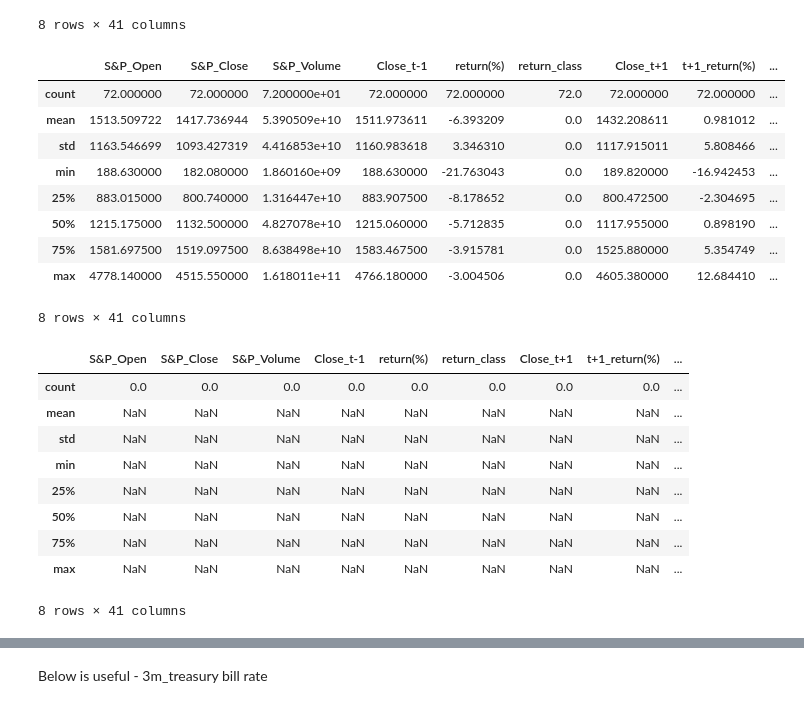
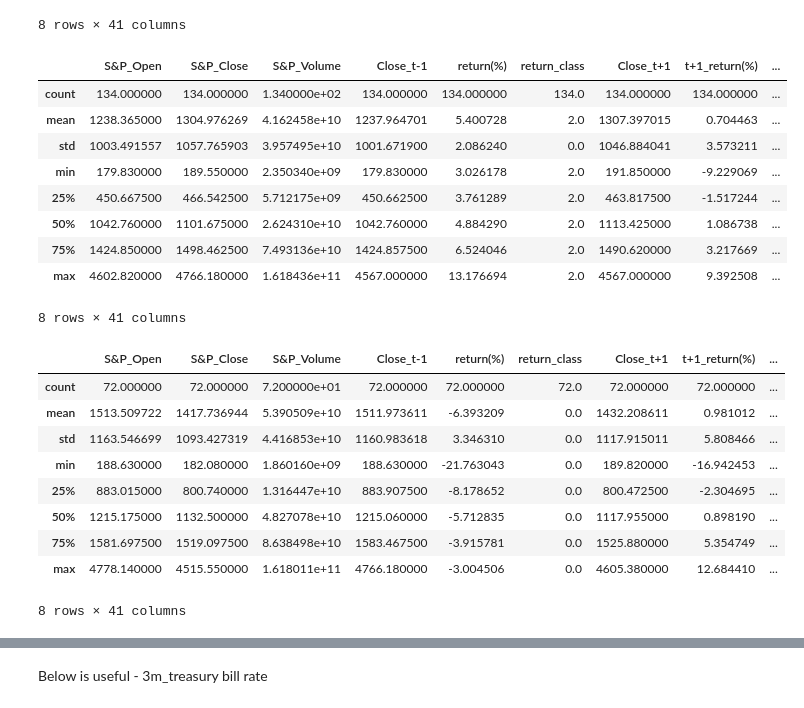
Before and after one commit to irenethebest/SP500_index_prediction, a Jupyter notebook: monthly_data_EDA.ipynb, the cells around one changed output, grey strips where cells are left out. Drawn from its saved outputs; the diff is of its cells as text; code cells hidden in the pictures.

```diff
--- a/monthly_data_EDA.ipynb
+++ b/monthly_data_EDA.ipynb
@@ -78,29 +87,29 @@ SP_all_monthly[SP_all_monthly['return_class']==1].describe()
 | max | 4610.620000 | 4567.000000 | 1.310440e+11 | 4605.380000 | 2.995202 | 1.0 | 4766.18000 | 13.176694 | ... |
 8 rows × 41 columns
 # %%
-SP_all_monthly[SP_all_monthly['return_class']==0].describe()
+SP_all_monthly[SP_all_monthly['return_class']==2].describe()
 # %% [output]
 |  | S&P_Open | S&P_Close | S&P_Volume | Close_t-1 | return(%) | return_class | Close_t+1 | t+1_return(%) | ... |
-| count | 72.000000 | 72.000000 | 7.200000e+01 | 72.000000 | 72.000000 | 72.0 | 72.000000 | 72.000000 | ... |
-| mean | 1513.509722 | 1417.736944 | 5.390509e+10 | 1511.973611 | -6.393209 | 0.0 | 1432.208611 | 0.981012 | ... |
-| std | 1163.546699 | 1093.427319 | 4.416853e+10 | 1160.983618 | 3.346310 | 0.0 | 1117.915011 | 5.808466 | ... |
-| min | 188.630000 | 182.080000 | 1.860160e+09 | 188.630000 | -21.763043 | 0.0 | 189.820000 | -16.942453 | ... |
-| 25% | 883.015000 | 800.740000 | 1.316447e+10 | 883.907500 | -8.178652 | 0.0 | 800.472500 | -2.304695 | ... |
-| 50% | 1215.175000 | 1132.500000 | 4.827078e+10 | 1215.060000 | -5.712835 | 0.0 | 1117.955000 | 0.898190 | ... |
-| 75% | 1581.697500 | 1519.097500 | 8.638498e+10 | 1583.467500 | -3.915781 | 0.0 | 1525.880000 | 5.354749 | ... |
-| max | 4778.140000 | 4515.550000 | 1.618011e+11 | 4766.180000 | -3.004506 | 0.0 | 4605.380000 | 12.684410 | ... |
+| count | 134.000000 | 134.000000 | 1.340000e+02 | 134.000000 | 134.000000 | 134.0 | 134.000000 | 134.000000 | ... |
+| mean | 1238.365000 | 1304.976269 | 4.162458e+10 | 1237.964701 | 5.400728 | 2.0 | 1307.397015 | 0.704463 | ... |
+| std | 1003.491557 | 1057.765903 | 3.957495e+10 | 1001.671900 | 2.086240 | 0.0 | 1046.884041 | 3.573211 | ... |
+| min | 179.830000 | 189.550000 | 2.350340e+09 | 179.830000 | 3.026178 | 2.0 | 191.850000 | -9.229069 | ... |
+| 25% | 450.667500 | 466.542500 | 5.712175e+09 | 450.662500 | 3.761289 | 2.0 | 463.817500 | -1.517244 | ... |
+| 50% | 1042.760000 | 1101.675000 | 2.624310e+10 | 1042.760000 | 4.884290 | 2.0 | 1113.425000 | 1.086738 | ... |
+| 75% | 1424.850000 | 1498.462500 | 7.493136e+10 | 1424.857500 | 6.524046 | 2.0 | 1490.620000 | 3.217669 | ... |
+| max | 4602.820000 | 4766.180000 | 1.618436e+11 | 4567.000000 | 13.176694 | 2.0 | 4567.000000 | 9.392508 | ... |
 8 rows × 41 columns
 # %%
-SP_all_monthly[SP_all_monthly['return_class']==-1].describe()
+SP_all_monthly[SP_all_monthly['return_class']==0].describe()
 # %% [output]
 |  | S&P_Open | S&P_Close | S&P_Volume | Close_t-1 | return(%) | return_class | Close_t+1 | t+1_return(%) | ... |
-| count | 0.0 | 0.0 | 0.0 | 0.0 | 0.0 | 0.0 | 0.0 | 0.0 | ... |
-| mean | NaN | NaN | NaN | NaN | NaN | NaN | NaN | NaN | ... |
-| std | NaN | NaN | NaN | NaN | NaN | NaN | NaN | NaN | ... |
-| min | NaN | NaN | NaN | NaN | NaN | NaN | NaN | NaN | ... |
-| 25% | NaN | NaN | NaN | NaN | NaN | NaN | NaN | NaN | ... |
-| 50% | NaN | NaN | NaN | NaN | NaN | NaN | NaN | NaN | ... |
-| 75% | NaN | NaN | NaN | NaN | NaN | NaN | NaN | NaN | ... |
-| max | NaN | NaN | NaN | NaN | NaN | NaN | NaN | NaN | ... |
+| count | 72.000000 | 72.000000 | 7.200000e+01 | 72.000000 | 72.000000 | 72.0 | 72.000000 | 72.000000 | ... |
+| mean | 1513.509722 | 1417.736944 | 5.390509e+10 | 1511.973611 | -6.393209 | 0.0 | 1432.208611 | 0.981012 | ... |
+| std | 1163.546699 | 1093.427319 | 4.416853e+10 | 1160.983618 | 3.346310 | 0.0 | 1117.915011 | 5.808466 | ... |
+| min | 188.630000 | 182.080000 | 1.860160e+09 | 188.630000 | -21.763043 | 0.0 | 189.820000 | -16.942453 | ... |
+| 25% | 883.015000 | 800.740000 | 1.316447e+10 | 883.907500 | -8.178652 | 0.0 | 800.472500 | -2.304695 | ... |
+| 50% | 1215.175000 | 1132.500000 | 4.827078e+10 | 1215.060000 | -5.712835 | 0.0 | 1117.955000 | 0.898190 | ... |
+| 75% | 1581.697500 | 1519.097500 | 8.638498e+10 | 1583.467500 | -3.915781 | 0.0 | 1525.880000 | 5.354749 | ... |
+| max | 4778.140000 | 4515.550000 | 1.618011e+11 | 4766.180000 | -3.004506 | 0.0 | 4605.380000 | 12.684410 | ... |
 8 rows × 41 columns
 # %%
```
Also changed, not shown: parts of 20 cells of this notebook.
